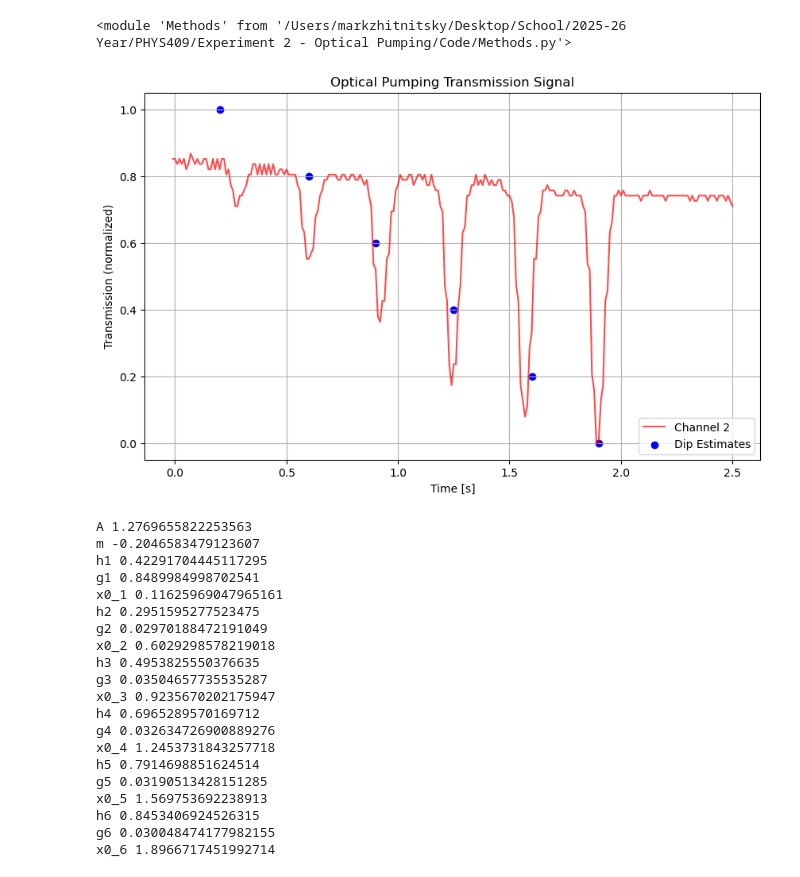
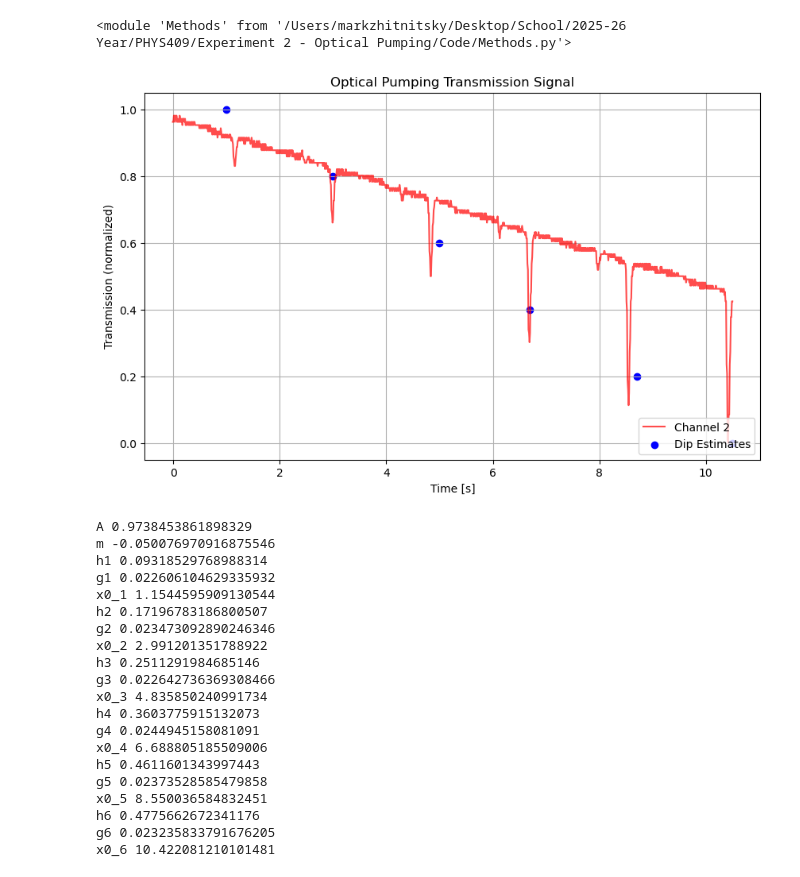
Before and after one commit to MarkZhit/PHYS409-Optical_Pumping, a Jupyter notebook: quadraticZeemanCollection.ipynb, the cells around one changed output. Saved outputs shown, nothing was run; the diff lists cells and outputs as text; code cells hidden in the pictures.

Commit message:
Calibrated Bsweep and Bhoriz, then recollected data for quadratic zeeman with the calibrated Bhoriz

```diff
--- a/quadraticZeemanCollection.ipynb
+++ b/quadraticZeemanCollection.ipynb
@@ -13,27 +13,29 @@ importlib.reload(m)
 # %% [output]
 <module 'Methods' from '/Users/markzhitnitsky/Desktop/School/2025-26 Year/PHYS409/Experiment 2 - Optical Pumping/Code/Methods.py'>
 # %%
-freq = 2.5
-savename = "10s measurement Mar 16 - 2p5MHz"
-time, y1, y2, y2_norm = m.read_transmission_csv('./data/Mar 16 measurement/2p5MHz_10s.csv')
+freq = 8.65
+date = "Mar 16"
+vHoriz = 1.07
+savename = "10s measurement " + date + " - " + str(freq).replace('.', 'p') + "MHz"
+time, y1, y2, y2_norm = m.read_transmission_csv("./data/" + date + " measurement/" + str(freq).replace('.', 'p') + "MHz_10s.csv")
 # %%
-t0 = 3.5
-tf = 6
+t0 = 0.5
+tf = 11
 nCutBeginning = (t0 // (time[1] - time[0])).astype(int)
 nCutEnd = ((time[-1] - tf) // (time[1] - time[0])).astype(int)
 
 time_cutFirst = time[nCutBeginning:len(time)-nCutEnd] - t0
 y2_norm_cutFirst = y2_norm[nCutBeginning:len(time)-nCutEnd]
 
-x0s = np.array([0.2,0.6,0.9,1.25,1.6,1.9])
+x0s = np.array([1,3,5,6.7,8.7, 10.5])
 
 m.plot_quadraticZeeman_sextuple_transmission(time_cutFirst, y2_norm_cutFirst, x0s, savename)
 # %% [output]
-[figure, old version]
+[figure, new version]
 # %%
 #    (A, h1, g1, x0_1, h2, g2, x0_2,  h3, g3, x0_3):
 variables = ["A", "m", "h1", "g1", "x0_1", "h2", "g2", "x0_2",  "h3", "g3", "x0_3",  "h4", "g4", "x0_4",  "h5", "g5", "x0_5",  "h6", "g6", "x0_6"]
-p0 = (1, -0.02, 1, 0.3, x0s[0], 0.3, 0.1, x0s[1], 0.5, 0.1, x0s[2], 0.5, 0.1, x0s[3], 0.5, 0.1, x0s[4], 0.5, 0.1, x0s[5])
+p0 = (1, -0.02, 0.2, 0.3, x0s[0], 0.3, 0.1, x0s[1], 0.5, 0.1, x0s[2], 0.5, 0.1, x0s[3], 0.5, 0.1, x0s[4], 0.5, 0.1, x0s[5])
 lower_bound = (0,-1,0,0,0,0,0,0,0,0,0,0,0,0,0,0,0,0,0,0)
 upper_bound = (2,0,2,2,100,2,2,100,2,2,100,2,2,100,2,2,100,2,2,100)
 bounds = [lower_bound, upper_bound]
@@ -42,26 +44,26 @@ perr = np.sqrt(np.diag(pcov))
 for val, name in zip(popt,variables):
     print(name, val)
 # %% [output]
-A 1.2769655822253563
-m -0.2046583479123607
-h1 0.42291704445117295
-g1 0.8489984998702541
-x0_1 0.11625969047965161
-h2 0.2951595277523475
-g2 0.02970188472191049
-x0_2 0.6029298578219018
-h3 0.4953825550376635
-g3 0.03504657735535287
-x0_3 0.9235670202175947
-h4 0.6965289570169712
-g4 0.032634726900889276
-x0_4 1.2453731843257718
-h5 0.7914698851624514
-g5 0.03190513428151285
-x0_5 1.569753692238913
-h6 0.8453406924526315
-g6 0.030048474177982155
-x0_6 1.8966717451992714
+A 0.9738453861898329
+m -0.050076970916875546
+h1 0.09318529768988314
+g1 0.022606104629335932
+x0_1 1.1544595909130544
+h2 0.17196783186800507
+g2 0.023473092890246346
+x0_2 2.991201351788922
+h3 0.2511291984685146
+g3 0.022642736369308466
+x0_3 4.835850240991734
+h4 0.3603775915132073
+g4 0.0244945158081091
+x0_4 6.688805185509006
+h5 0.4611601343997443
+g5 0.02373528585479858
+x0_5 8.550036584832451
+h6 0.4775662672341176
+g6 0.023235833791676205
+x0_6 10.422081210101481
 # %%
 m.plot_fitted_transmission(time_cutFirst, y2_norm_cutFirst, popt, m.sextuple_lorentz, "fit to " + savename)
 # %% [output]
```
Also changed, not shown: parts of 7 cells of this notebook, 38 other files.
